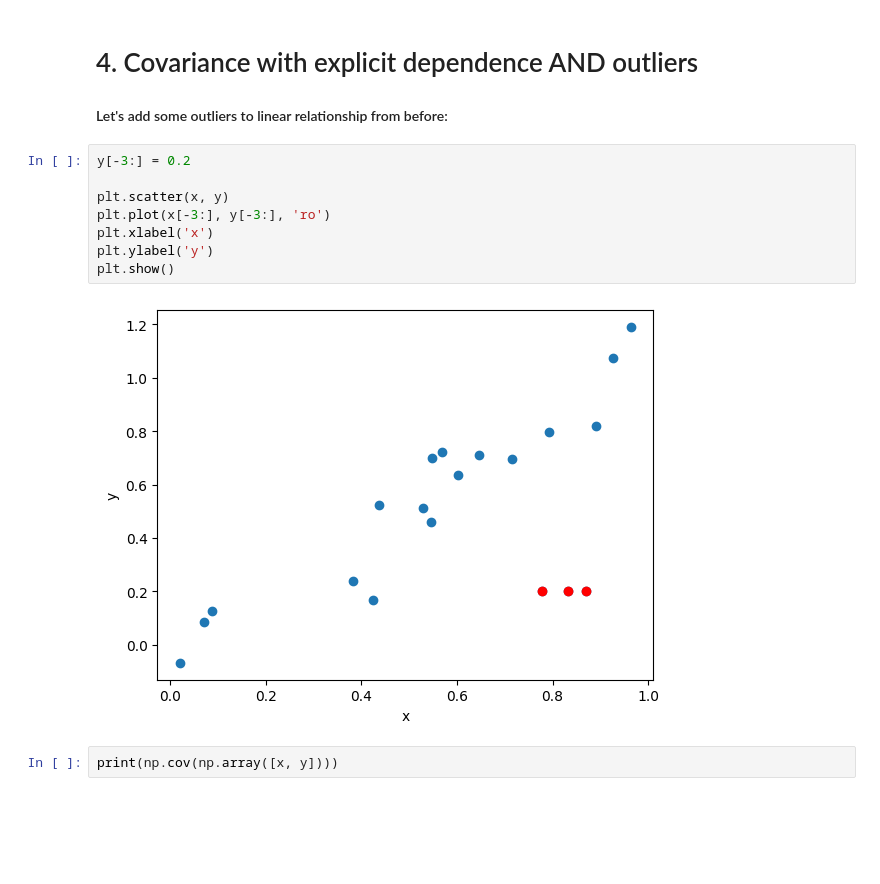
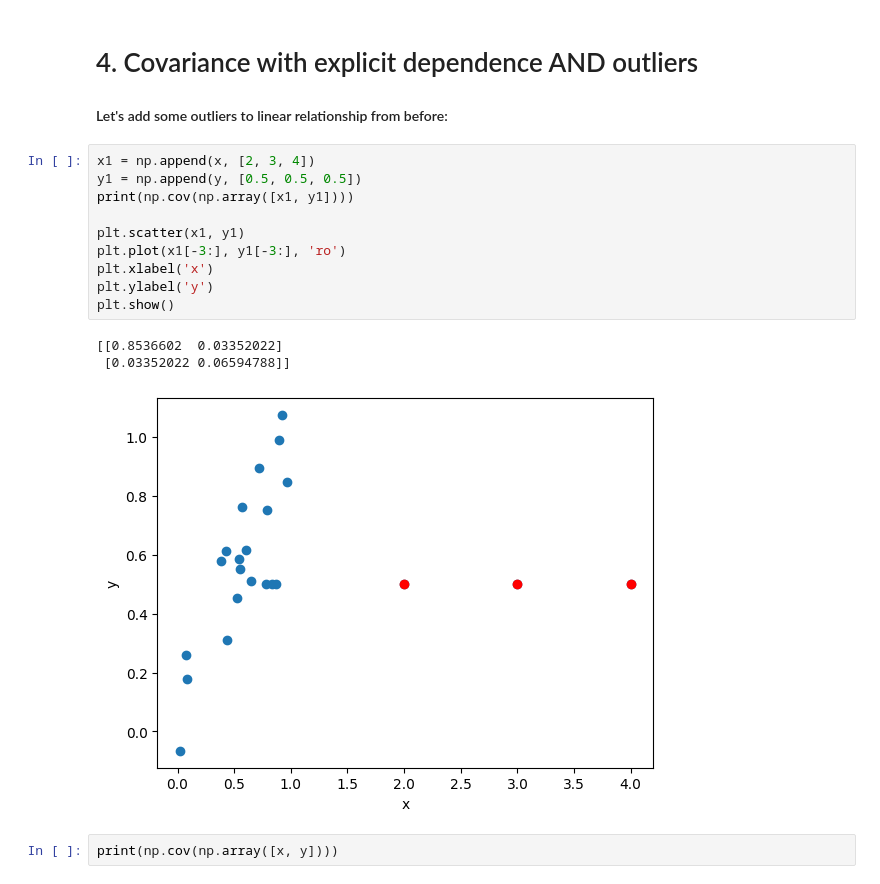
Before and after one commit to sundarjhu/Astrostatistics2025, a Jupyter notebook: Lesson05.ipynb, the cells around one changed output. Drawn from its saved outputs; the diff is of its cells as text; blank space fills up the shorter version.

```diff
--- a/Lesson05.ipynb
+++ b/Lesson05.ipynb
@@ -91,15 +91,19 @@ print(np.cov(np.array([x, q])))
 
 #### Let's add some outliers to linear relationship from before:
 # %%
-y[-3:] = 0.2
+x1 = np.append(x, [2, 3, 4])
+y1 = np.append(y, [0.5, 0.5, 0.5])
+print(np.cov(np.array([x1, y1])))
 
-plt.scatter(x, y)
-plt.plot(x[-3:], y[-3:], 'ro')
+plt.scatter(x1, y1)
+plt.plot(x1[-3:], y1[-3:], 'ro')
 plt.xlabel('x')
 plt.ylabel('y')
 plt.show()
 # %% [output]
+[[0.8536602  0.03352022]
+ [0.03352022 0.06594788]]
-[figure, old version]
+[figure, new version]
 # %%
 print(np.cov(np.array([x, y])))
 # %% [output]
```
Also changed, not shown: parts of 3 cells of this notebook.
